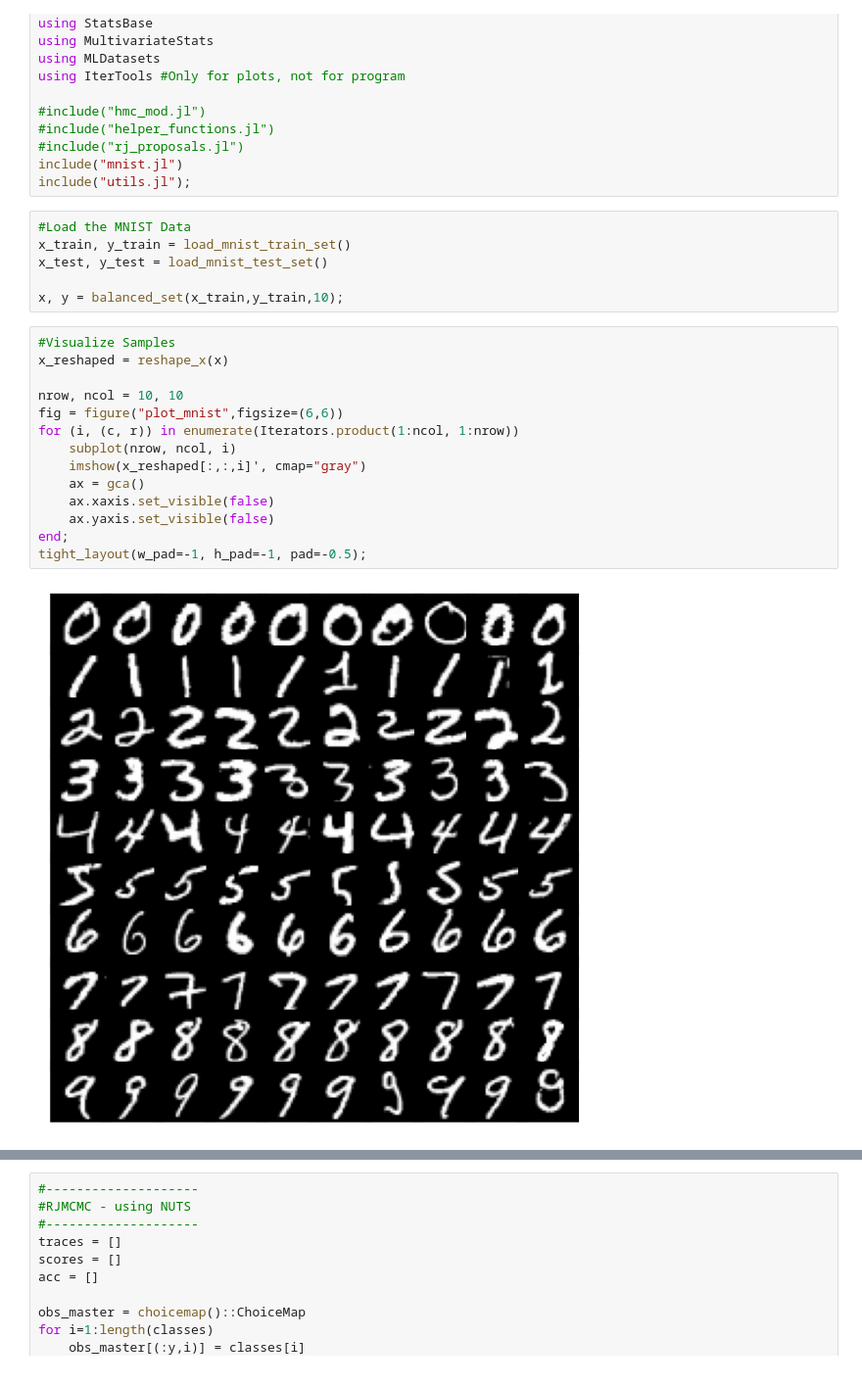
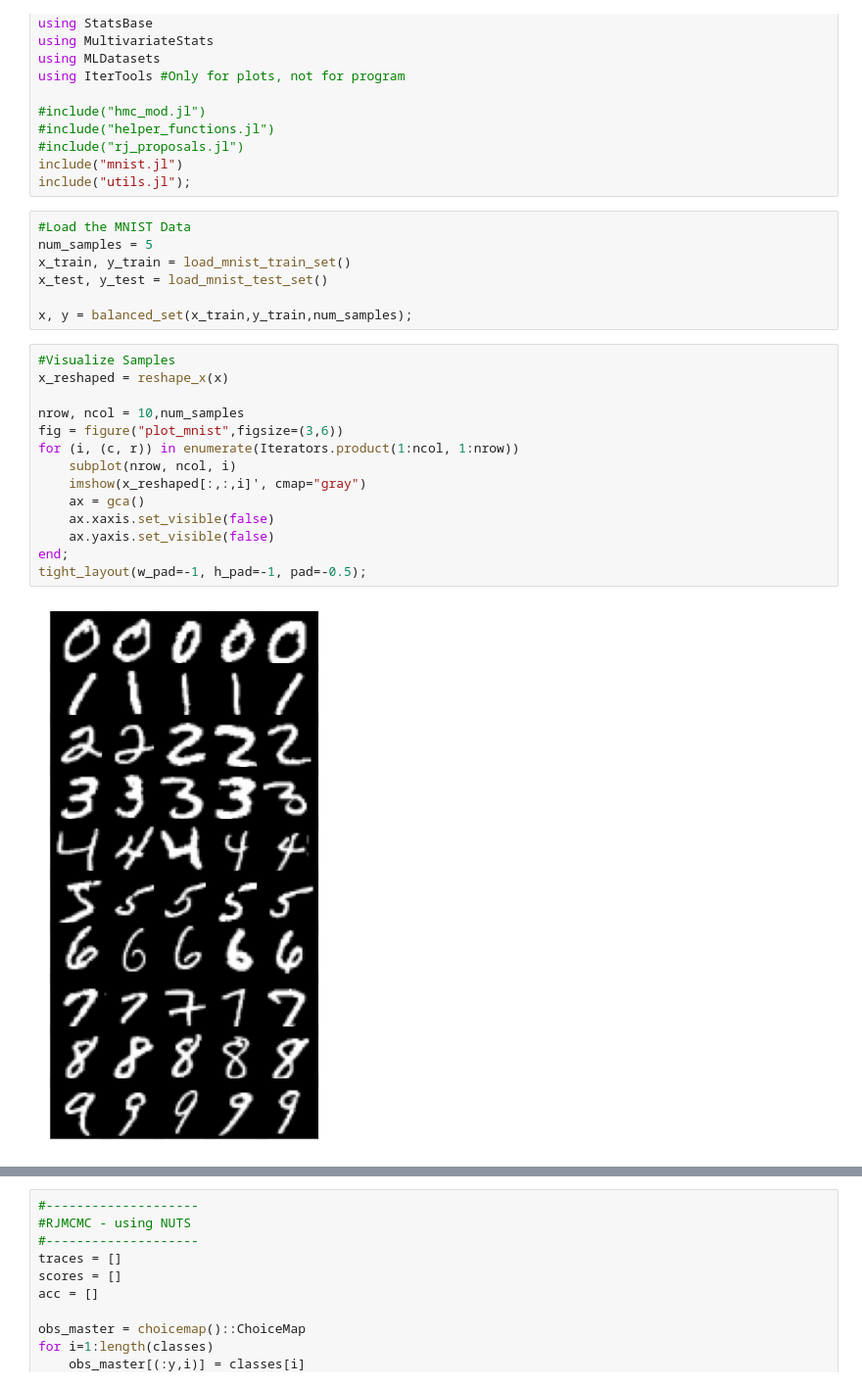
Before and after one commit to jberezow/OptDigits, a Jupyter notebook: Thesis-MNIST.ipynb, the cells around one changed output, grey strips where cells are left out. Shown at 98% size. Saved outputs shown, nothing was run; the diff lists cells and outputs as text.

Commit message:
Implementing fixed MNIST Classifier

```diff
--- a/Thesis-MNIST.ipynb
+++ b/Thesis-MNIST.ipynb
@@ -19,26 +19,27 @@ include("mnist.jl")
 include("utils.jl");
 # %%
 #Load the MNIST Data
+num_samples = 5
 x_train, y_train = load_mnist_train_set()
 x_test, y_test = load_mnist_test_set()
 
-x, y = balanced_set(x_train,y_train,10);
+x, y = balanced_set(x_train,y_train,num_samples);
 # %%
 #Visualize Samples
 x_reshaped = reshape_x(x)
 
-nrow, ncol = 10, 10
-fig = figure("plot_mnist",figsize=(6,6))
+nrow, ncol = 10,num_samples
+fig = figure("plot_mnist",figsize=(3,6))
 for (i, (c, r)) in enumerate(Iterators.product(1:ncol, 1:nrow))
     subplot(nrow, ncol, i)
     imshow(x_reshaped[:,:,i]', cmap="gray")
     ax = gca()
     ax.xaxis.set_visible(false)
     ax.yaxis.set_visible(false)
 end;
 tight_layout(w_pad=-1, h_pad=-1, pad=-0.5);
 # %% [output]
-[figure, old version]
+[figure, new version]
 # %%
 #Run PCA to lower dimensionality of MNIST (later, for now try big params)
 vars = []
```
Also changed, not shown: parts of 18 cells of this notebook, 2 other files.
